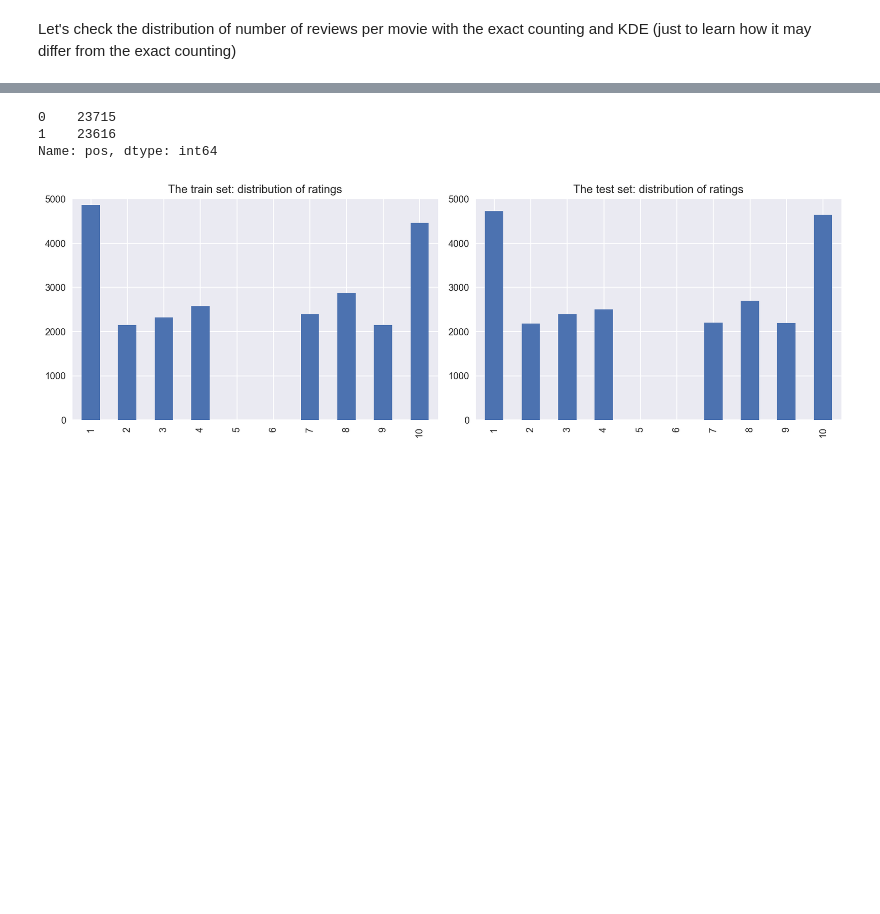
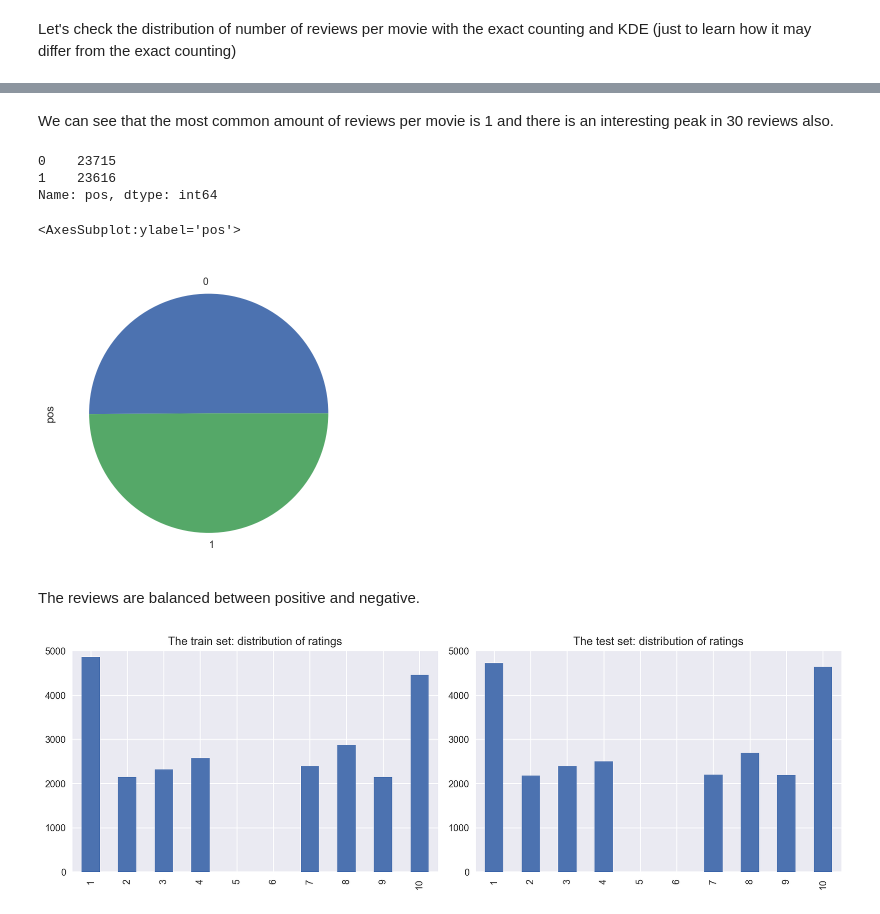
Before and after one commit to nirgalili/practicum100_nlp_project_imdb_reviews, a Jupyter notebook: nlp_project_nir_v1.ipynb, the cells around one changed output, grey strips where cells are left out. Saved outputs shown, nothing was run; the diff lists cells and outputs as text; code cells hidden in the pictures; blank space fills up the shorter version.

```diff
--- a/nlp_project_nir_v1.ipynb
+++ b/nlp_project_nir_v1.ipynb
@@ -96,9 +98,16 @@ fig.tight_layout()
-# %%
-df_reviews['pos'].value_counts()
-# %% [output]
-0    23715
-1    23616
-Name: pos, dtype: int64
+# %% [markdown]
+We can see that the most common amount of reviews per movie is 1 and there is an interesting peak in 30 reviews also.
+# %%
+print(df_reviews['pos'].value_counts())
+df_reviews['pos'].value_counts().plot.pie()
+# %% [output]
+0    23715
+1    23616
+Name: pos, dtype: int64
+<AxesSubplot:ylabel='pos'>
+[figure, added]
+# %% [markdown]
+The reviews are balanced between positive and negative.
 # %%
 fig, axs = plt.subplots(1, 2, figsize=(12, 4))
 
```
Also changed, not shown: parts of 85 cells of this notebook.
